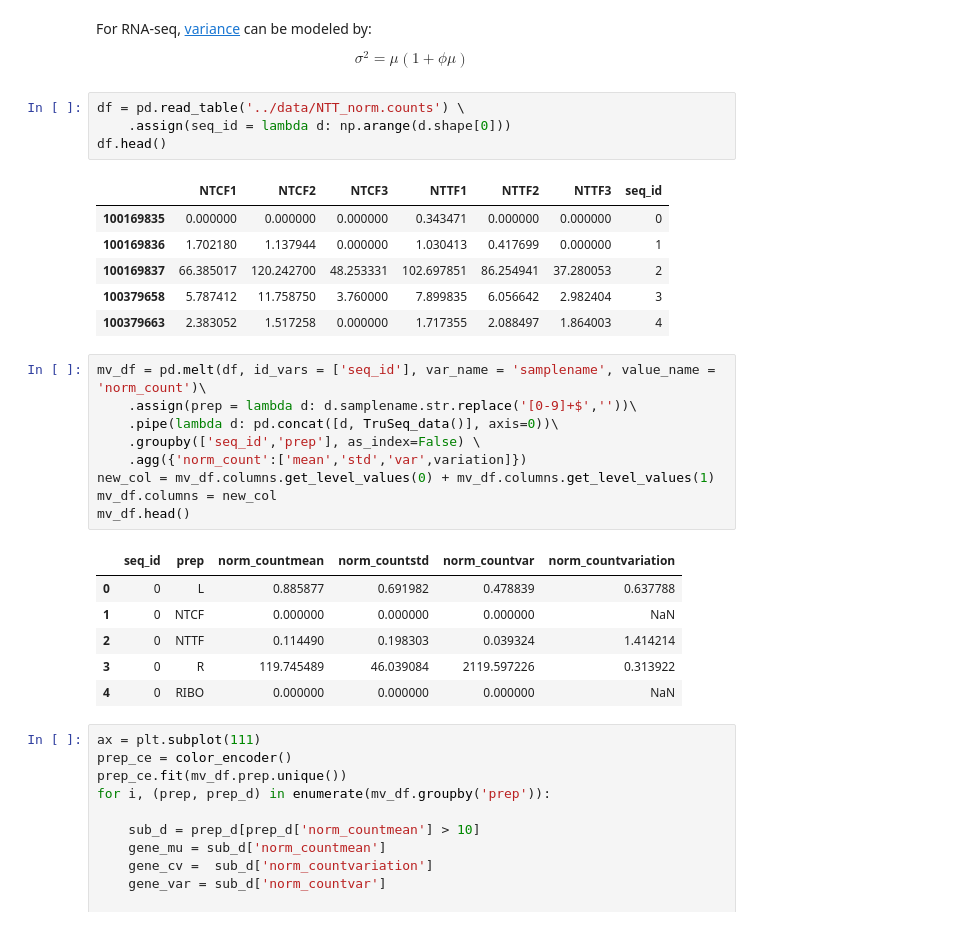
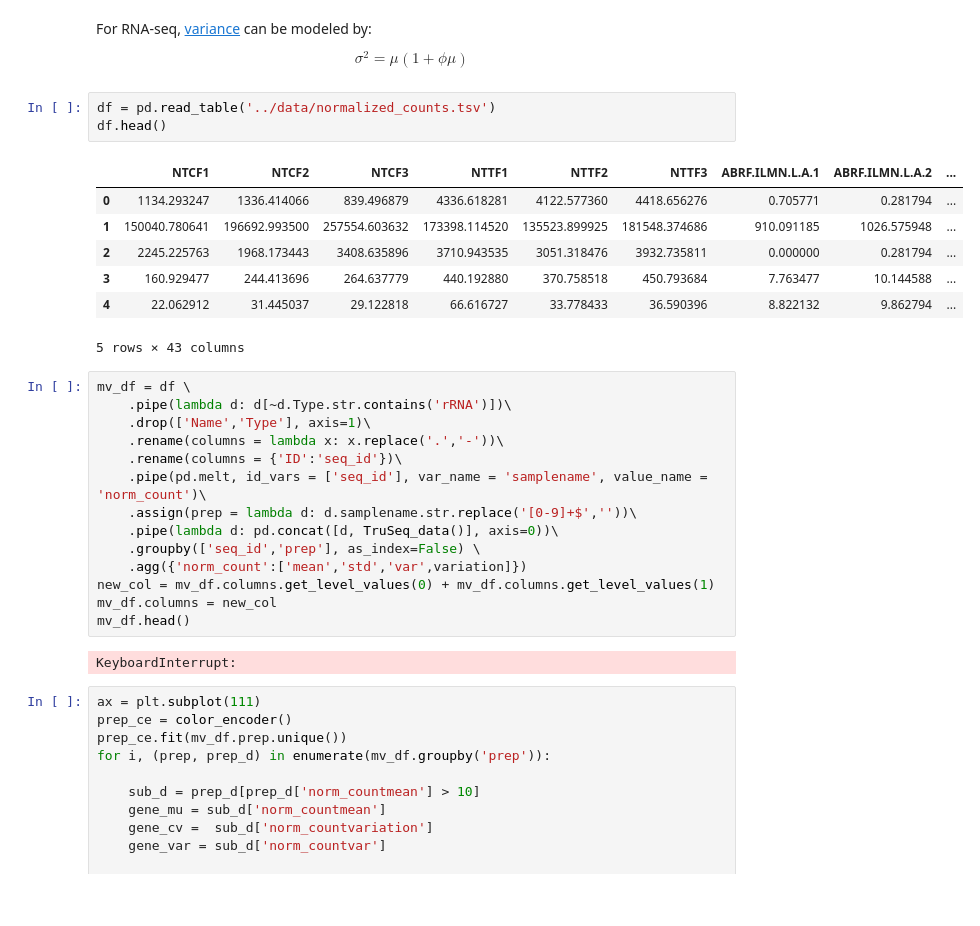
Before and after one commit to wckdouglas/tgirt_smRNA, a Jupyter notebook: scripts/reproducibility.ipynb, the cells around one changed output. Drawn from its saved outputs; the diff is of its cells as text; blank space fills up the shorter version.

```diff
--- a/scripts/reproducibility.ipynb
+++ b/scripts/reproducibility.ipynb
@@ -47,18 +29,23 @@ For RNA-seq, [variance](https://academic.oup.com/nar/article/45/11/e104/3091649)
 
 $$ \sigma^2 = \mu (1+\phi \mu)  $$
 # %%
-df = pd.read_table('../data/NTT_norm.counts') \
-    .assign(seq_id = lambda d: np.arange(d.shape[0]))
+df = pd.read_table('../data/normalized_counts.tsv')
 df.head()
 # %% [output]
-|  | NTCF1 | NTCF2 | NTCF3 | NTTF1 | NTTF2 | NTTF3 | seq_id |
-| 100169835 | 0.000000 | 0.000000 | 0.000000 | 0.343471 | 0.000000 | 0.000000 | 0 |
-| 100169836 | 1.702180 | 1.137944 | 0.000000 | 1.030413 | 0.417699 | 0.000000 | 1 |
-| 100169837 | 66.385017 | 120.242700 | 48.253331 | 102.697851 | 86.254941 | 37.280053 | 2 |
-| 100379658 | 5.787412 | 11.758750 | 3.760000 | 7.899835 | 6.056642 | 2.982404 | 3 |
-| 100379663 | 2.383052 | 1.517258 | 0.000000 | 1.717355 | 2.088497 | 1.864003 | 4 |
+|  | NTCF1 | NTCF2 | NTCF3 | NTTF1 | NTTF2 | NTTF3 | ABRF.ILMN.L.A.1 | ABRF.ILMN.L.A.2 | ... |
+| 0 | 1134.293247 | 1336.414066 | 839.496879 | 4336.618281 | 4122.577360 | 4418.656276 | 0.705771 | 0.281794 | ... |
+| 1 | 150040.780641 | 196692.993500 | 257554.603632 | 173398.114520 | 135523.899925 | 181548.374686 | 910.091185 | 1026.575948 | ... |
+| 2 | 2245.225763 | 1968.173443 | 3408.635896 | 3710.943535 | 3051.318476 | 3932.735811 | 0.000000 | 0.281794 | ... |
+| 3 | 160.929477 | 244.413696 | 264.637779 | 440.192880 | 370.758518 | 450.793684 | 7.763477 | 10.144588 | ... |
+| 4 | 22.062912 | 31.445037 | 29.122818 | 66.616727 | 33.778433 | 36.590396 | 8.822132 | 9.862794 | ... |
+5 rows × 43 columns
 # %%
-mv_df = pd.melt(df, id_vars = ['seq_id'], var_name = 'samplename', value_name = 'norm_count')\
+mv_df = df \
+    .pipe(lambda d: d[~d.Type.str.contains('rRNA')])\
+    .drop(['Name','Type'], axis=1)\
+    .rename(columns = lambda x: x.replace('.','-'))\
+    .rename(columns = {'ID':'seq_id'})\
+    .pipe(pd.melt, id_vars = ['seq_id'], var_name = 'samplename', value_name = 'norm_count')\
     .assign(prep = lambda d: d.samplename.str.replace('[0-9]+$',''))\
     .pipe(lambda d: pd.concat([d, TruSeq_data()], axis=0))\
     .groupby(['seq_id','prep'], as_index=False) \
@@ -67,12 +54,7 @@ new_col = mv_df.columns.get_level_values(0) + mv_df.columns.get_level_values(1)
 mv_df.columns = new_col
 mv_df.head()
 # %% [output]
-|  | seq_id | prep | norm_countmean | norm_countstd | norm_countvar | norm_countvariation |
-| 0 | 0 | L | 0.885877 | 0.691982 | 0.478839 | 0.637788 |
-| 1 | 0 | NTCF | 0.000000 | 0.000000 | 0.000000 | NaN |
-| 2 | 0 | NTTF | 0.114490 | 0.198303 | 0.039324 | 1.414214 |
-| 3 | 0 | R | 119.745489 | 46.039084 | 2119.597226 | 0.313922 |
-| 4 | 0 | RIBO | 0.000000 | 0.000000 | 0.000000 | NaN |
+KeyboardInterrupt:
 # %%
 ax = plt.subplot(111)
 prep_ce = color_encoder()
```
Also changed, not shown: parts of 2 cells of this notebook, 2 other files.
